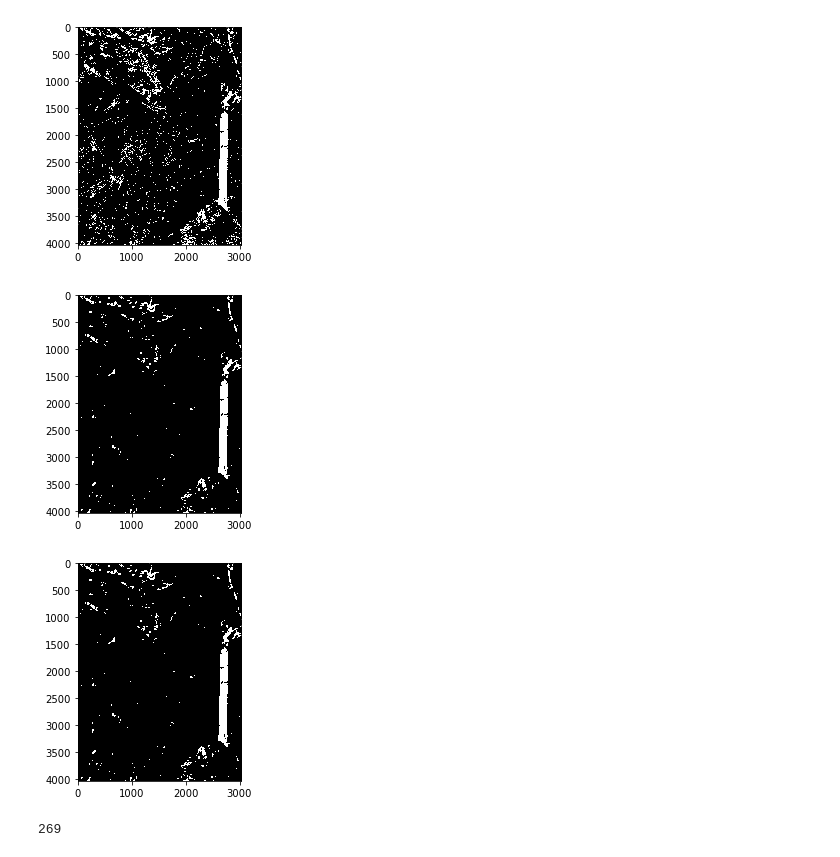
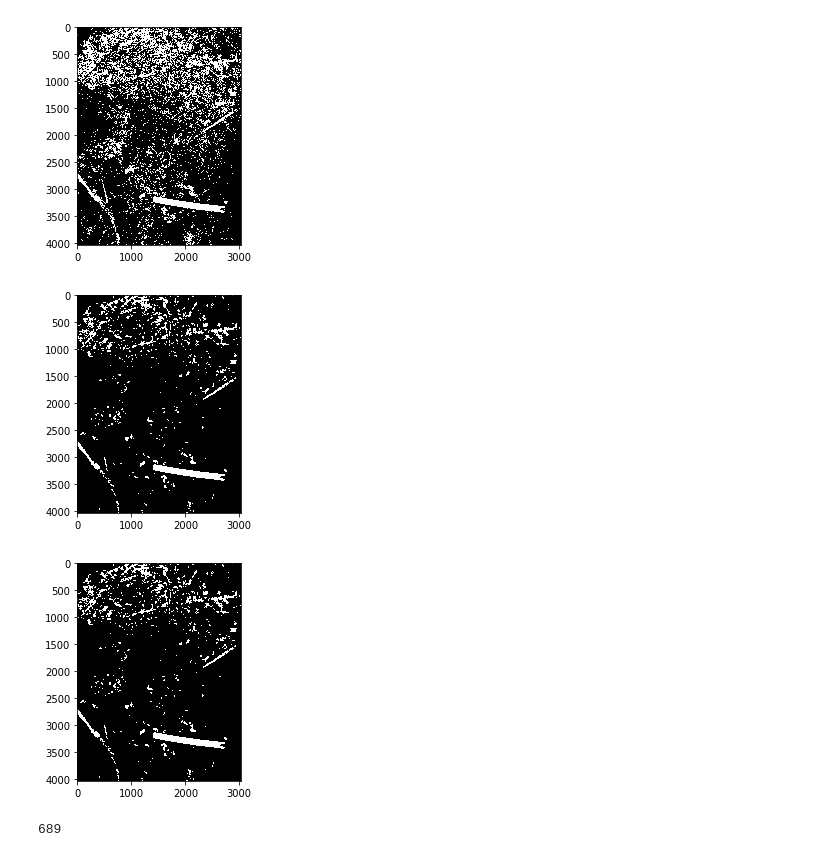
Before and after one commit to linjianxiang/Ground_fuel, a Jupyter notebook: dead_wood_rm_white.ipynb, the cells around one changed output. Drawn from its saved outputs; the diff is of its cells as text; code cells hidden in the pictures.

```diff
--- a/dead_wood_rm_white.ipynb
+++ b/dead_wood_rm_white.ipynb
@@ -20,8 +20,8 @@ def midpoint(ptA, ptB):
 # load the image, convert it to grayscale, and blur it slightly
 # image = cv2.imread(args["image"])
 # image = cv2.imread('ground-fuel-example3.jpg')
-# image = cv2.imread('19-PM42253411-4Da.jpg')
-image = cv2.imread('19-PM42123427-2Df.jpg')
+image = cv2.imread('19-PM42563430-4De.jpg')
+# image = cv2.imread('19-PM42123427-1Da.jpg')
 dx,dy,dc = image.shape
 
 red_channel = image.copy()
@@ -97,33 +131,33 @@ TypeError: Image data of dtype object cannot be converted to float
 # %%
 # perform threshold detection, then perform amorephology open and close
 
-ret,img = cv2.threshold(gray, 230, 255,0)
+ret,img = cv2.threshold(gray, 200, 255,0)
 # img = cv2.adaptiveThreshold(gray,255,cv2.ADAPTIVE_THRESH_GAUSSIAN_C,cv2.THRESH_BINARY,11,2)
 plt.imshow(img,'gray')
 plt.show()
 
 img_bw = img.copy()
 
 se1 = cv2.getStructuringElement(cv2.MORPH_RECT, (15,15))
 se2 = cv2.getStructuringElement(cv2.MORPH_RECT, (2,2))
 
 mask = cv2.morphologyEx(img_bw, cv2.MORPH_OPEN, se1)
 out = img * mask
 plt.imshow(out,'gray')
 plt.show()
 
 # mask = cv2.morphologyEx(mask, cv2.MORPH_CLOSE, se2)
 # out = img * mask
 plt.imshow(out,'gray')
 plt.show()
 # mask = cv2.morphologyEx(img_bw, cv2.MORPH_CLOSE, se2)
 # mask = cv2.morphologyEx(mask, cv2.MORPH_OPEN, se2)
 # %% [output]
-[figure, old version]
+[figure, new version]
-[figure, old version]
+[figure, new version]
-[figure, old version]
+[figure, new version]
 # %%
-# find contours in the edge map
+
 # cnts = cv2.findContours(out.copy(), cv2.RETR_EXTERNAL, cv2.CHAIN_APPROX_SIMPLE)
 cnts = cv2.findContours(out.copy(), cv2.CHAIN_APPROX_NONE, cv2.CHAIN_APPROX_SIMPLE)
 cnts = imutils.grab_contours(cnts)
@@ -133,7 +167,7 @@ cnts = imutils.grab_contours(cnts)
 pixelsPerMetric = None
 print(len(cnts))
 # %% [output]
-269
+689
 # %%
 counter = 0
 orig = image.copy()
```
Also changed, not shown: parts of 12 cells of this notebook.
